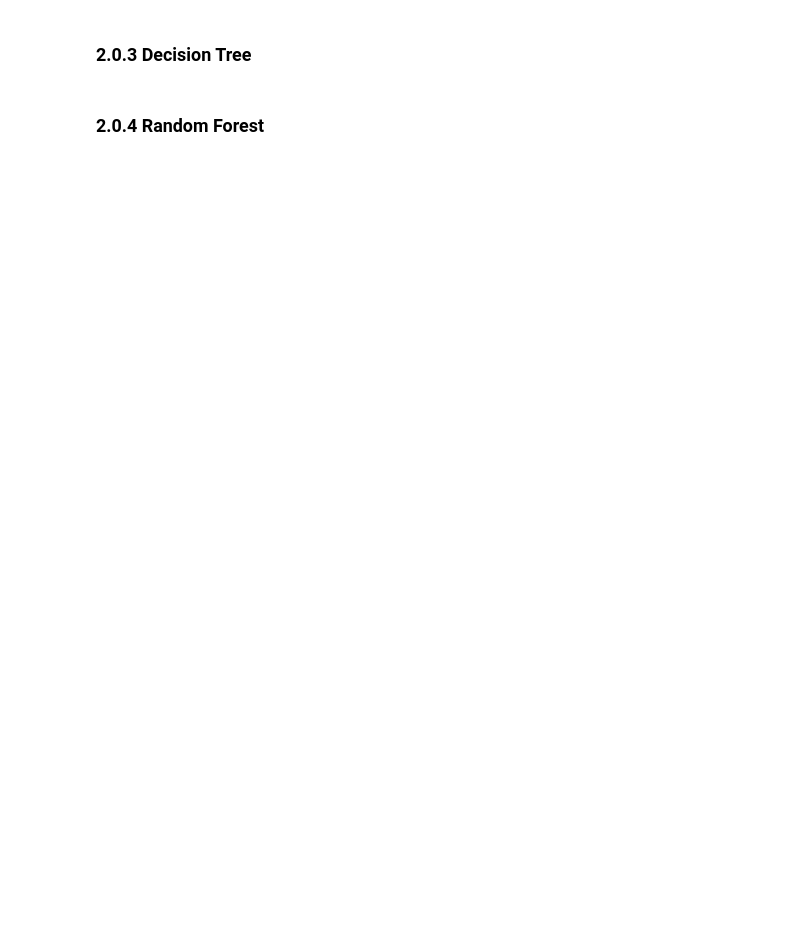
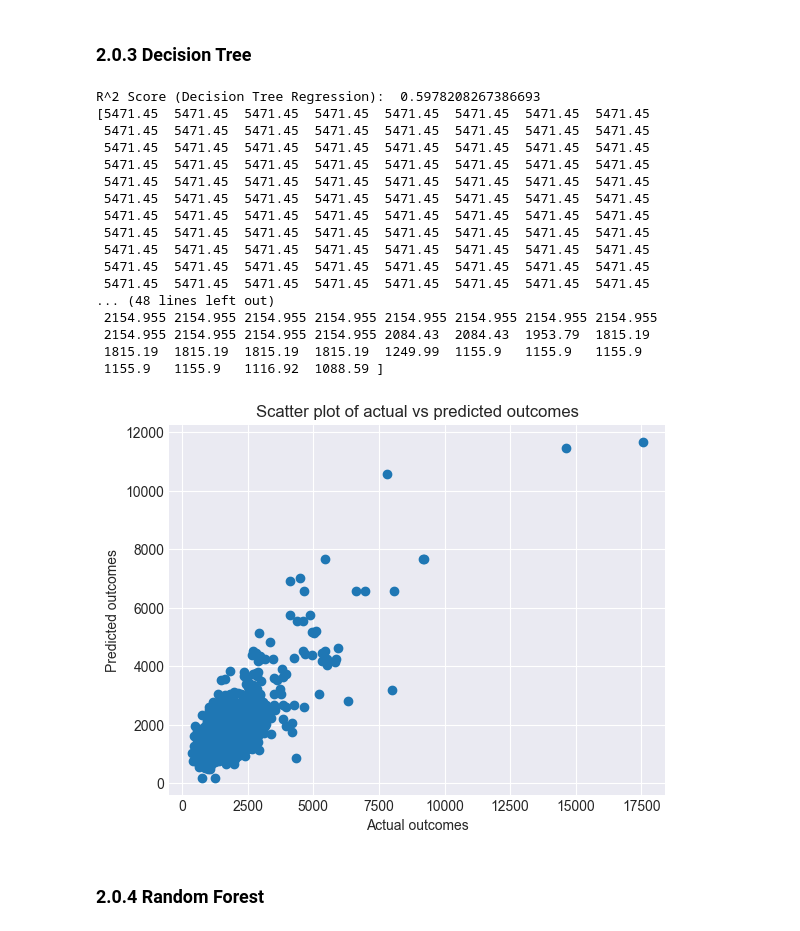
Before and after one commit to TomasHeyneman/Project-ML-, a Jupyter notebook: project.ipynb, the cells around one changed output. Cells and saved outputs as stored; diff of their text form; code cells hidden in the pictures; blank space fills up the shorter version.

```diff
--- a/project.ipynb
+++ b/project.ipynb
@@ -513,44 +563,58 @@ Train the different ML models to predict projected revenue
 # %% [markdown]
 ### 2.0.3 Decision Tree
 # %%
-# # Dit algoritme heeft een score van 0.5646249872330892
-# from sklearn.tree import DecisionTreeRegressor
+# Dit algoritme heeft een score van 0.5646249872330892
+from sklearn.tree import DecisionTreeRegressor
 
-# # Split the dataset into training and testing sets
-# X = train
-# X = X.drop(['outcome_damage_amount', 'outcome_damage_inc', 'outcome_profit'], axis=1)
-# y = train['outcome_profit']
-# X_train, X_test, y_train, y_test = train_test_split(X, y, test_size=0.2, random_state=42)
+# Create a decision tree regressor object
+dt_regressor = DecisionTreeRegressor(random_state=0)
 
-# # Standardize the features
-# scaler = StandardScaler()
-# X_train = scaler.fit_transform(X_train)
-# X_test = scaler.transform(X_test)
+# Fit the regressor with the training data
+dt_regressor.fit(X_train, y_train)
 
-# # Create a decision tree regressor object
-# dt_regressor = DecisionTreeRegressor(random_state=0)
+# Predict the revenue on the testing data
+y_pred_dt = dt_regressor.predict(X_test)
 
-# # Fit the regressor with the training data
-# dt_regressor.fit(X_train, y_train)
-
-# # Predict the revenue on the testing data
-# y_pred_dt = dt_regressor.predict(X_test)
-
-# # Compute R^2 score on the testing data
-# r2_score_dt = dt_regressor.score(X_test, y_test)
-# print("R^2 Score (Decision Tree Regression): ", r2_score_dt)
+# Compute R^2 score on the testing data
+r2_score_dt = dt_regressor.score(X_test, y_test)
+print("R^2 Score (Decision Tree Regression): ", r2_score_dt)
 
 
-# # Predict the projected revenue for the 500 applicants
+# Predict the projected revenue for the 500 applicants
 
-# score = scaler.transform(score)
-# predictions = model.predict(score)
+DTscore = scaler.transform(score)
+DTpredictions = dt_regressor.predict(DTscore)
 
-# # Sort the predictions in descending order
-# sorted_index = np.argsort(predictions)[::-1]
-# sorted_predictions = predictions[sorted_index]
+# Sort the predictions in descending order
+DTsorted_index = np.argsort(DTpredictions)[::-1]
+DTsorted_predictions = DTpredictions[DTsorted_index]
 
-# print(sorted_predictions)
+print(DTsorted_predictions)
+
+plt.scatter(y_test, y_pred_dt)
+plt.xlabel('Actual outcomes')
+plt.ylabel('Predicted outcomes')
+plt.title('Scatter plot of actual vs predicted outcomes')
+plt.show()
+# %% [output]
+R^2 Score (Decision Tree Regression):  0.5978208267386693
+[5471.45  5471.45  5471.45  5471.45  5471.45  5471.45  5471.45  5471.45
+ 5471.45  5471.45  5471.45  5471.45  5471.45  5471.45  5471.45  5471.45
+ 5471.45  5471.45  5471.45  5471.45  5471.45  5471.45  5471.45  5471.45
+ 5471.45  5471.45  5471.45  5471.45  5471.45  5471.45  5471.45  5471.45
+ 5471.45  5471.45  5471.45  5471.45  5471.45  5471.45  5471.45  5471.45
+ 5471.45  5471.45  5471.45  5471.45  5471.45  5471.45  5471.45  5471.45
+ 5471.45  5471.45  5471.45  5471.45  5471.45  5471.45  5471.45  5471.45
+ 5471.45  5471.45  5471.45  5471.45  5471.45  5471.45  5471.45  5471.45
+ 5471.45  5471.45  5471.45  5471.45  5471.45  5471.45  5471.45  5471.45
+ 5471.45  5471.45  5471.45  5471.45  5471.45  5471.45  5471.45  5471.45
+ 5471.45  5471.45  5471.45  5471.45  5471.45  5471.45  5471.45  5471.45
+... (48 lines left out)
+ 2154.955 2154.955 2154.955 2154.955 2154.955 2154.955 2154.955 2154.955
+ 2154.955 2154.955 2154.955 2154.955 2084.43  2084.43  1953.79  1815.19
+ 1815.19  1815.19  1815.19  1815.19  1249.99  1155.9   1155.9   1155.9
+ 1155.9   1155.9   1116.92  1088.59 ]
+[figure, added]
 # %% [markdown]
 ### 2.0.4 Random Forest
 # %%
```
Also changed, not shown: parts of 25 cells of this notebook.
